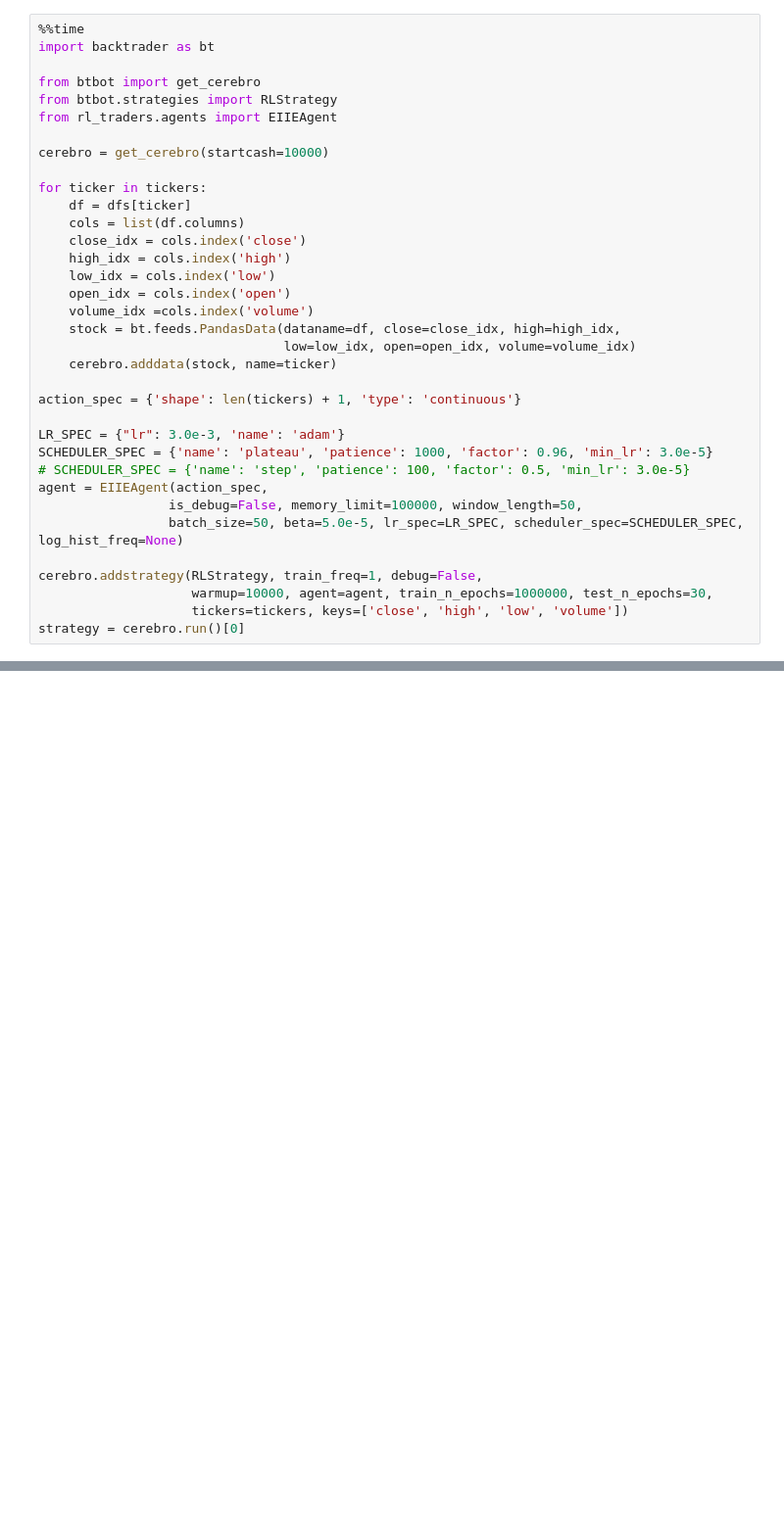
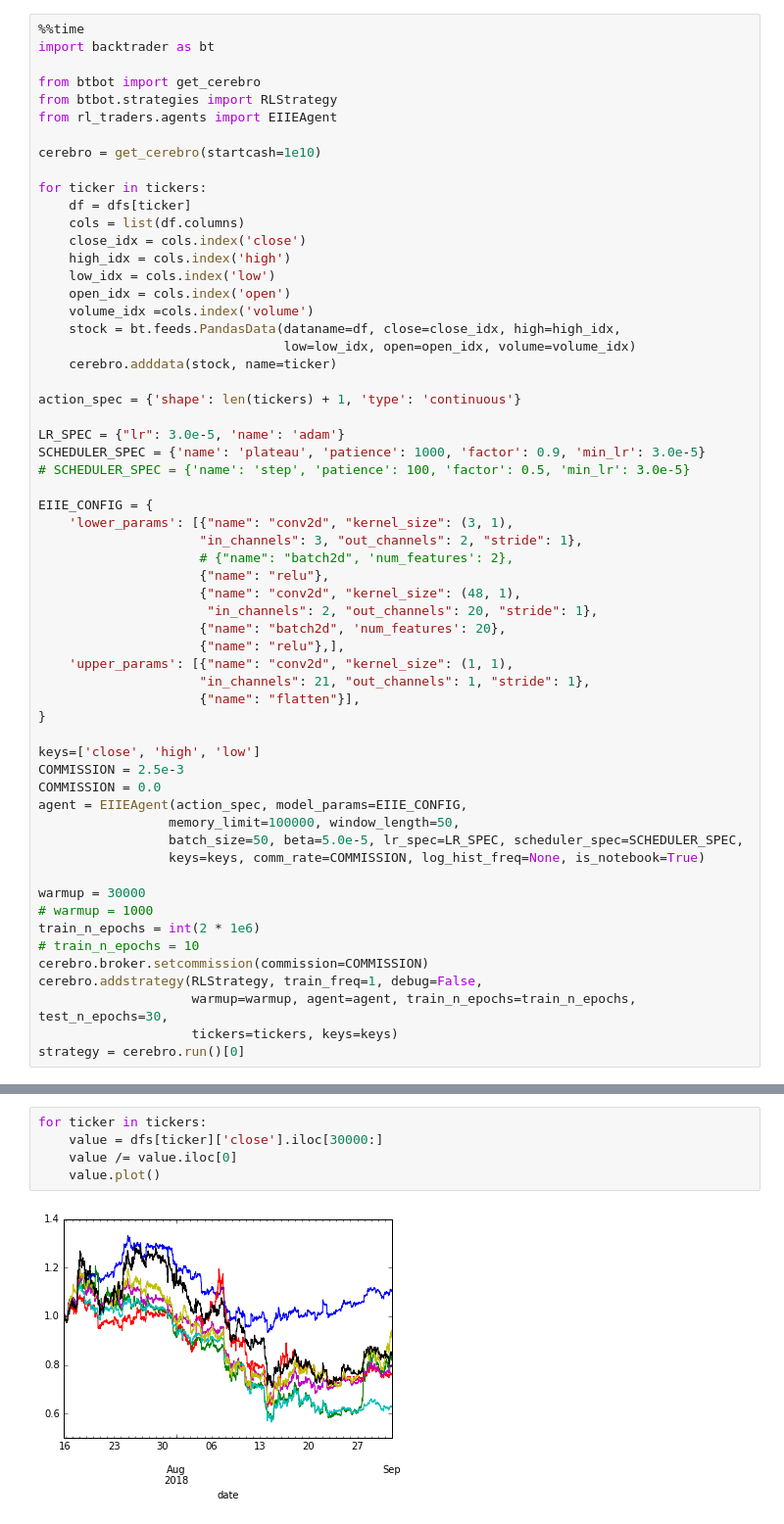
Before and after one commit to jjakimoto/Development, a Jupyter notebook: Trading/Reinforcement Learning for trading.ipynb, the cells around one changed output, grey strips where cells are left out. Shown at 98% size. Drawn from its saved outputs; the diff is of its cells as text; blank space fills up the shorter version.

```diff
--- a/Trading/Reinforcement Learning for trading.ipynb
+++ b/Trading/Reinforcement Learning for trading.ipynb
@@ -49,7 +61,7 @@ from btbot import get_cerebro
 from btbot.strategies import RLStrategy
 from rl_traders.agents import EIIEAgent
 
-cerebro = get_cerebro(startcash=10000)
+cerebro = get_cerebro(startcash=1e10)
 
 for ticker in tickers:
     df = dfs[ticker]
@@ -65,15 +77,39 @@ for ticker in tickers:
 
 action_spec = {'shape': len(tickers) + 1, 'type': 'continuous'}
 
-LR_SPEC = {"lr": 3.0e-3, 'name': 'adam'}
-SCHEDULER_SPEC = {'name': 'plateau', 'patience': 1000, 'factor': 0.96, 'min_lr': 3.0e-5}
+LR_SPEC = {"lr": 3.0e-5, 'name': 'adam'}
+SCHEDULER_SPEC = {'name': 'plateau', 'patience': 1000, 'factor': 0.9, 'min_lr': 3.0e-5}
 # SCHEDULER_SPEC = {'name': 'step', 'patience': 100, 'factor': 0.5, 'min_lr': 3.0e-5}
-agent = EIIEAgent(action_spec,
-                 is_debug=False, memory_limit=100000, window_length=50,
-                 batch_size=50, beta=5.0e-5, lr_spec=LR_SPEC, scheduler_spec=SCHEDULER_SPEC, log_hist_freq=None)
 
+EIIE_CONFIG = {
+    'lower_params': [{"name": "conv2d", "kernel_size": (3, 1),
+                     "in_channels": 3, "out_channels": 2, "stride": 1},
+                     # {"name": "batch2d", 'num_features': 2},
+                     {"name": "relu"},
+                     {"name": "conv2d", "kernel_size": (48, 1),
+                      "in_channels": 2, "out_channels": 20, "stride": 1},
+                     {"name": "batch2d", 'num_features': 20},
+                     {"name": "relu"},],
+    'upper_params': [{"name": "conv2d", "kernel_size": (1, 1),
+                     "in_channels": 21, "out_channels": 1, "stride": 1},
+                     {"name": "flatten"}],
+}
+
+keys=['close', 'high', 'low']
+COMMISSION = 2.5e-3
+COMMISSION = 0.0
+agent = EIIEAgent(action_spec, model_params=EIIE_CONFIG,
+                 memory_limit=100000, window_length=50,
+                 batch_size=50, beta=5.0e-5, lr_spec=LR_SPEC, scheduler_spec=SCHEDULER_SPEC,
+                 keys=keys, comm_rate=COMMISSION, log_hist_freq=None, is_notebook=True)
+
+warmup = 30000
+# warmup = 1000
+train_n_epochs = int(2 * 1e6)
+# train_n_epochs = 10
+cerebro.broker.setcommission(commission=COMMISSION)
 cerebro.addstrategy(RLStrategy, train_freq=1, debug=False,
-                    warmup=10000, agent=agent, train_n_epochs=1000000, test_n_epochs=30,
-                    tickers=tickers, keys=['close', 'high', 'low', 'volume'])
+                    warmup=warmup, agent=agent, train_n_epochs=train_n_epochs, test_n_epochs=30,
+                    tickers=tickers, keys=keys)
 strategy = cerebro.run()[0]
 # %% [output]
@@ -81,0 +143,7 @@ KeyboardInterrupt:
+# %%
+for ticker in tickers:
+    value = dfs[ticker]['close'].iloc[30000:]
+    value /= value.iloc[0]
+    value.plot()
+# %% [output]
+[figure, added]
```
Also changed, not shown: parts of 14 cells of this notebook, 33 other files.
